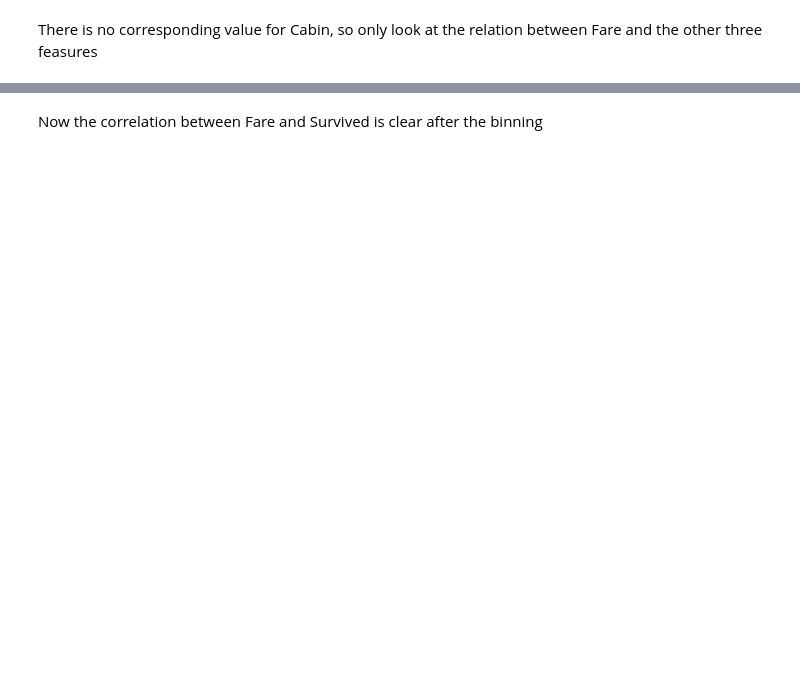
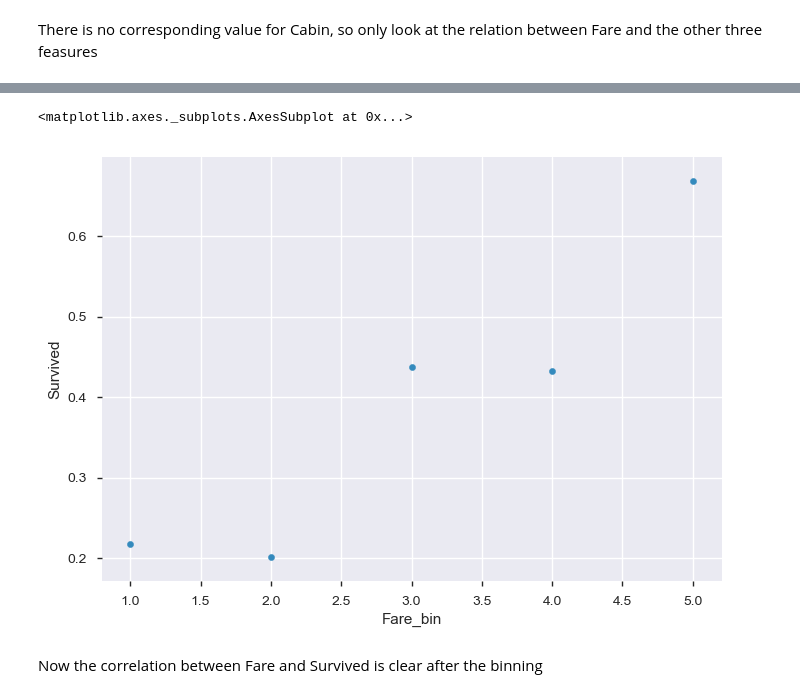
Before and after one commit to yanxiali/Titanic_Survival, a Jupyter notebook: Titanic_Survival.ipynb, the cells around one changed output, grey strips where cells are left out. Cells and saved outputs as stored; diff of their text form; code cells hidden in the pictures; blank space fills up the shorter version.

```diff
--- a/Titanic_Survival.ipynb
+++ b/Titanic_Survival.ipynb
@@ -345,6 +479,6 @@ df.Fare.head()
 # %%
 # bin Fare into five intervals with equal amount of people
-# df['Fare_bin'] = pd.qcut(df.Fare,5,labels=[1,2,3,4,5]).astype(int)
+df['Fare_bin'] = pd.qcut(df.Fare,5,labels=[1,2,3,4,5]).astype(int)
 
 # inspect the correlation between Fare-bin and Survived
-#df[['Fare_bin', 'Survived']].groupby(['Fare_bin'], as_index=False).mean()
+df[['Fare_bin', 'Survived']].groupby(['Fare_bin'], as_index=False).mean()
@@ -351,4 +492,7 @@ df.Fare.head()
 # %%
-#df[['Fare_bin','Survived']].groupby(['Fare_bin'],as_index=False).mean().plot.scatter('Fare_bin','Survived')
+df[['Fare_bin','Survived']].groupby(['Fare_bin'],as_index=False).mean().plot.scatter('Fare_bin','Survived')
+# %% [output]
+<matplotlib.axes._subplots.AxesSubplot at 0x...>
+[figure, added]
 # %% [markdown]
 Now the correlation between Fare and Survived is clear after the binning
```
Also changed, not shown: parts of 151 cells of this notebook, 1 other file.
